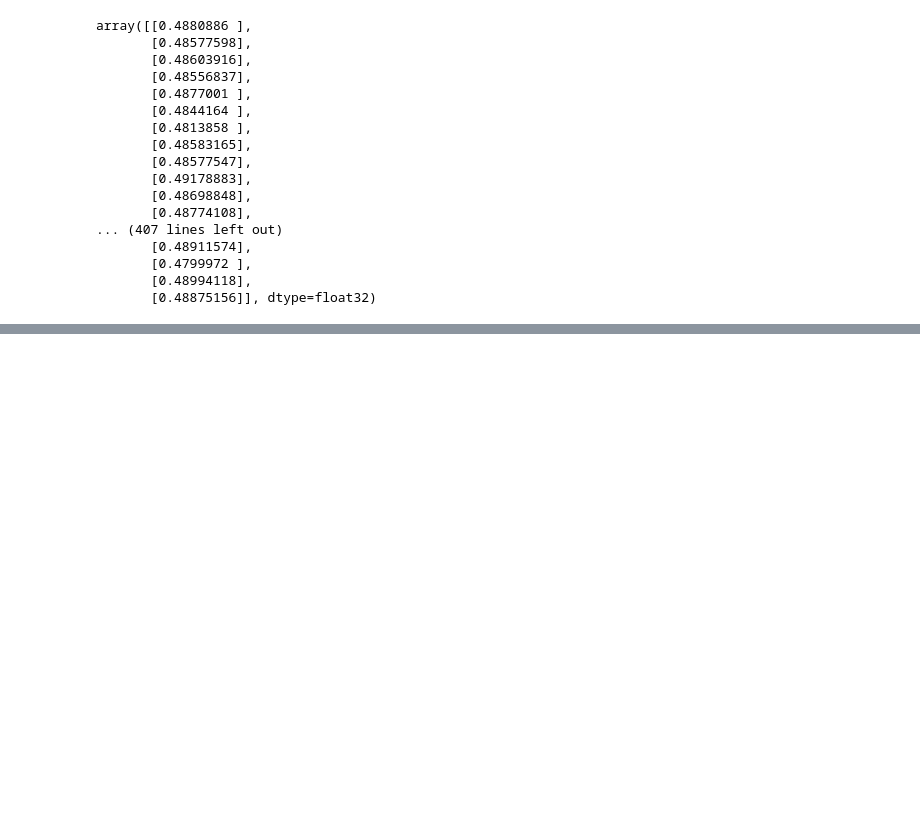
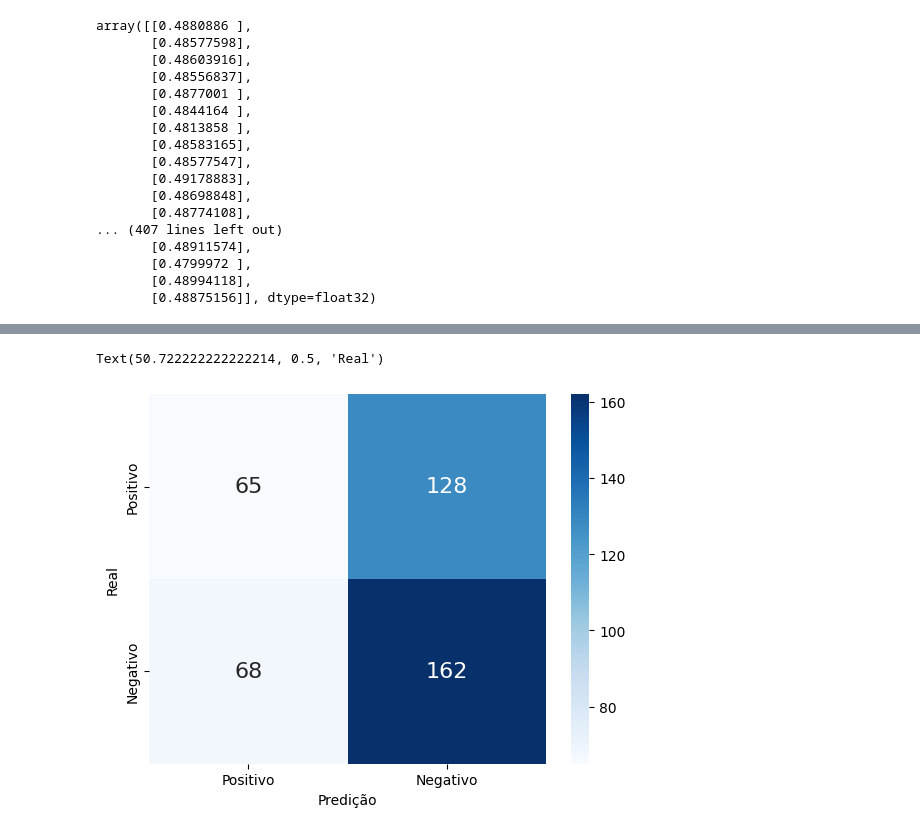
Before and after one commit to Redes-Neuroticas/BreastCancerDetection, a Jupyter notebook: inf0619_EDA_RPL.ipynb, the cells around one changed output, grey strips where cells are left out. Saved outputs shown, nothing was run; the diff lists cells and outputs as text; code cells hidden in the pictures; blank space fills up the shorter version.

```diff
--- a/inf0619_EDA_RPL.ipynb
+++ b/inf0619_EDA_RPL.ipynb
@@ -486,0 +589,24 @@ array([[0.4880886 ],
+# %%
+model_vgg16 = load_model('baseline_vgg16.h5')
+
+pred_vgg16 = model_vgg16.predict(validation_generator)
+
+y_pred_vgg16 = []
+for prob in pred_vgg16:
+    if prob >= 0.5:
+        y_pred_vgg16.append(1)
+    else:
+        y_pred_vgg16.append(0)
+
+y_true = validation_generator.classes
+
+cm = confusion_matrix(y_true, y_pred_vgg16)
+
+class_names = ['Positivo', 'Negativo']
+
+ax = sns.heatmap(cm, annot = True, fmt = '.0f', cmap = "Blues", annot_kws = {"size": 16},\
+           xticklabels = class_names, yticklabels = class_names)
+
+ax.set_xlabel("Predição")
+ax.set_ylabel("Real")
+# %% [output]
@@ -486,0 +616,2 @@ array([[0.4880886 ],
+Text(50.722222222222214, 0.5, 'Real')
+[figure, added]
```
Also changed, not shown: parts of 8 cells of this notebook.
